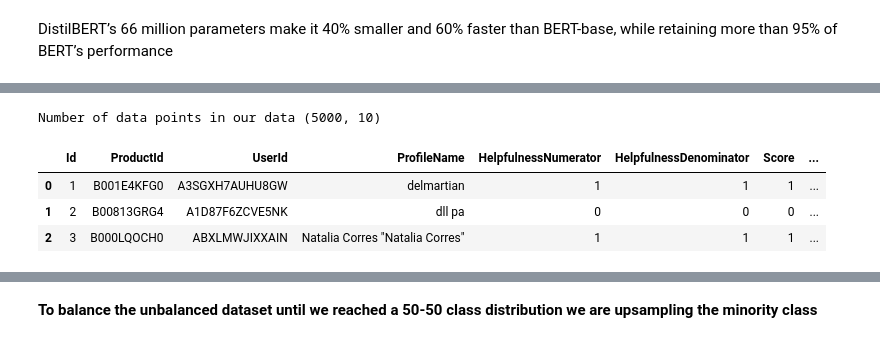
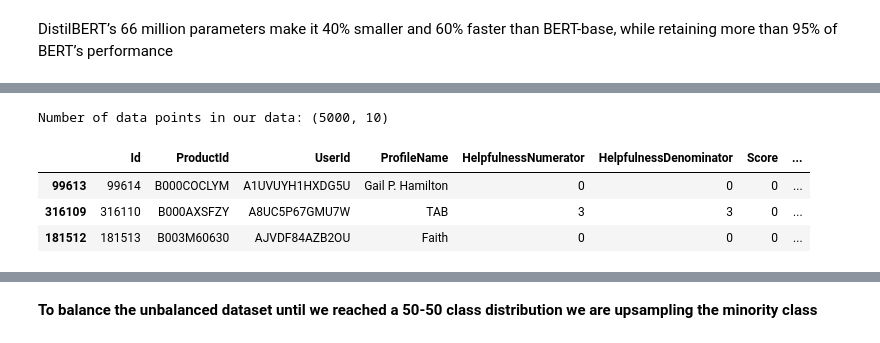
Before and after one commit to padmapria/Text-classification-Sentiment-Analysis-using-BERT, a Jupyter notebook: Amazon Fine Food Reviews Analysis_BERT and KNN.ipynb, the cells around one changed output, grey strips where cells are left out. Saved outputs shown, nothing was run; the diff lists cells and outputs as text; code cells hidden in the pictures.

```diff
--- a/Amazon Fine Food Reviews Analysis_BERT and KNN.ipynb
+++ b/Amazon Fine Food Reviews Analysis_BERT and KNN.ipynb
@@ -98,0 +154,7 @@ con=create_engine("sqlite:////content/drive/MyDrive/data_folder/database.sqlite"
+# %%
+home_folder = os.getcwd()
+home_folder
+
+data = pd.read_csv('Reviews.csv')
+print(data.columns)
+print(data.shape)
@@ -99,32 +174,58 @@ con=create_engine("sqlite:////content/drive/MyDrive/data_folder/database.sqlite"
 # %%
 # using SQLite Table to read data.
 #con = sqlite3.connect(/content/database.sqlite)
 
 # filtering only positive and negative reviews i.e.
 # not taking into consideration those reviews with Score=3
 # SELECT * FROM Reviews WHERE Score != 3 LIMIT 500000, will give top 500000 data points
 # you can change the number to any other number based on your computing power
 
 # filtered_data = pd.read_sql_query(""" SELECT * FROM Reviews WHERE Score != 3 LIMIT 500000""", con)
 # for tsne assignment you can take 5k data points
 
-filtered_data = pd.read_sql_query(""" SELECT * FROM Reviews WHERE Score != 3 LIMIT 5000""", con)
-
 # Give reviews with Score>3 a positive rating(1), and reviews with a score<3 a negative rating(0).
 def partition(x):
     if x < 3:
         return 0
     return 1
 
 #changing reviews with score less than 3 to be positive and vice-versa
-actualScore = filtered_data['Score']
-positiveNegative = actualScore.map(partition)
-filtered_data['Score'] = positiveNegative
-print("Number of data points in our data", filtered_data.shape)
+def remap_score(data):
+    # Drop duplicated rows by 'UserId'
+    data = data.drop_duplicates(subset='UserId')
+
+    # Filter out rows where 'Score' is not 3
+    df_selected = data[data['Score'] != 3]
+
+    # Shuffle the DataFrame
+    shuffled_df = df_selected.sample(frac=1, random_state=42)  # Shuffle with a random seed for reproducibility
+
+    # Take the top 5000 rows
+    filtered_data = shuffled_df.head(5000)
+
+    # Define a mapping function to change scores
+    def partition(score):
+        # If score is less than 3, consider it as positive (1), otherwise negative (0)
+        return 1 if score < 3 else 0
+
+    # Apply the mapping function to the 'Score' column to remap target values
+    positiveNegative = filtered_data['Score'].map(partition)
+
+    # Update the 'Score' column with the remapped values
+    filtered_data['Score'] = positiveNegative
+
+    # Print the number of data points and display the first 3 rows
+    print("Number of data points in our data:", filtered_data.shape)
+
+
+    return filtered_data
+
+# Call the function to remap target values and store the result in 'filtered_data'
+filtered_data = remap_score(data)
 filtered_data.head(3)
 # %% [output]
-Number of data points in our data (5000, 10)
+Number of data points in our data: (5000, 10)
 |  | Id | ProductId | UserId | ProfileName | HelpfulnessNumerator | HelpfulnessDenominator | Score | ... |
-| 0 | 1 | B001E4KFG0 | A3SGXH7AUHU8GW | delmartian | 1 | 1 | 1 | ... |
-| 1 | 2 | B00813GRG4 | A1D87F6ZCVE5NK | dll pa | 0 | 0 | 0 | ... |
-| 2 | 3 | B000LQOCH0 | ABXLMWJIXXAIN | Natalia Corres "Natalia Corres" | 1 | 1 | 1 | ... |
+| 99613 | 99614 | B000COCLYM | A1UVUYH1HXDG5U | Gail P. Hamilton | 0 | 0 | 0 | ... |
+| 316109 | 316110 | B000AXSFZY | A8UC5P67GMU7W | TAB | 3 | 3 | 0 | ... |
+| 181512 | 181513 | B003M60630 | AJVDF84AZB2OU | Faith | 0 | 0 | 0 | ... |
```
Also changed, not shown: parts of 121 cells of this notebook, 25 other files.
